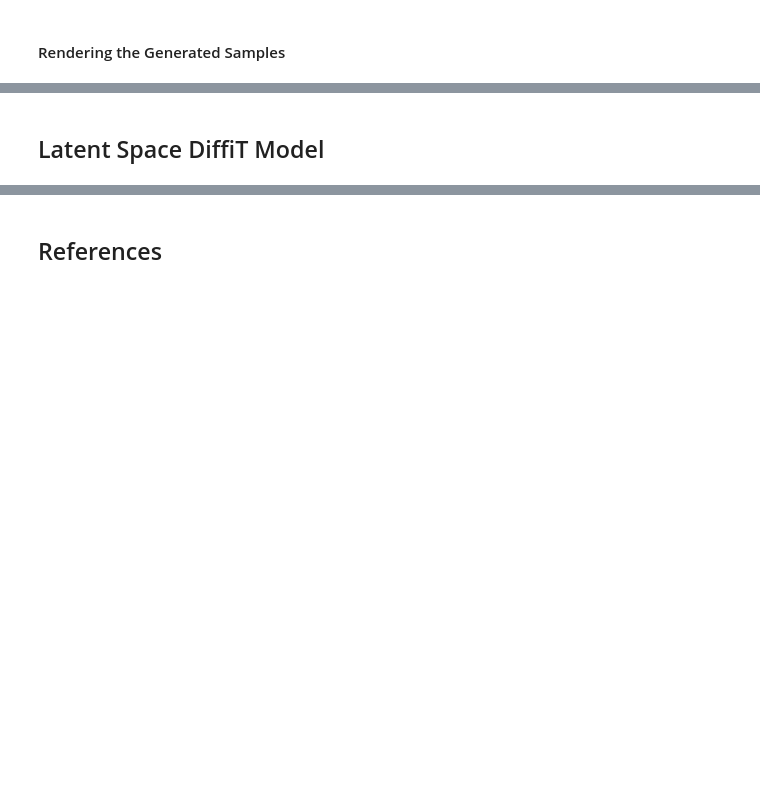
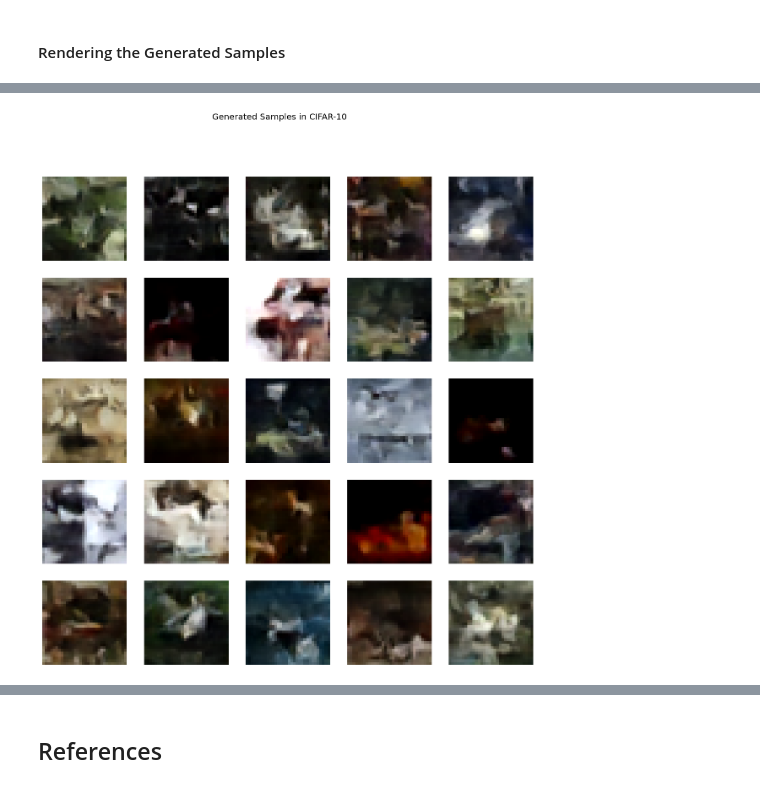
Before and after one commit to alighasemi78/DiffiT-Diffusion-Vision-Transformers-for-Image-Generation, a Jupyter notebook: DiffiT.ipynb, the cells around one changed output, grey strips where cells are left out. Saved outputs shown, nothing was run; the diff lists cells and outputs as text; code cells hidden in the pictures; blank space fills up the shorter version.

Commit message:
change the visualization part

```diff
--- a/DiffiT.ipynb
+++ b/DiffiT.ipynb
@@ -956,7 +956,7 @@ class DiffiTResBlock(nn.Module):
         # DiffiTTransformer for integrating spatial and temporal features
         self.diffit_transformer = DiffiTTransformer(out_channels, n_head, img_size, dropout, d_ff)
 
-    def forward(self, x_s, t):
+    def forward(self, x_s, t, x_l=None):
         """
         Forward pass of the DiffiTResBlock module.
 
@@ -981,7 +981,7 @@ class DiffiTResBlock(nn.Module):
         x_t = self.time_embeddings(t)
 
         # DiffiTTransformer for integrating spatial and temporal features
-        x_s = self.diffit_transformer(x_hat_s, x_t) + x_s
+        x_s = self.diffit_transformer(x_hat_s, x_t, x_l) + x_s
 
         return x_s
 # %% [markdown]
@@ -1016,7 +1016,7 @@ class DiffiTResBlockGroup(nn.Module):
             DiffiTResBlock(in_channels, out_channels, d_model, n_head, img_size, dropout, d_ff) for _ in range(L)
         ])
 
-    def forward(self, x, t):
+    def forward(self, x, t, x_l=None):
         """
         Forward pass of the DiffiTResBlockGroup module.
 
@@ -1031,7 +1031,7 @@ class DiffiTResBlockGroup(nn.Module):
         # Iterate through each DiffiTResBlock in the group
         for diffit_res_block in self.diffit_res_blocks:
             # Apply the current DiffiTResBlock to the input tensor
-            x = diffit_res_block(x, t)
+            x = diffit_res_block(x, t, x_l)
 
         return x
 # %% [markdown]
@@ -1583,17 +1635,17 @@ diffit_model_imagenet = diffit_model_imagenet.to(device)
 # %%
 # Generate images using the CIFAR model
 cifar_generated_imgs = sample(
-    diffit_model_cifar,     # The model trained on CIFAR dataset
+    image_space_diffit_model_cifar,     # The model trained on CIFAR dataset
     image_size=IMG_SIZE,    # The size of the images to be generated
-    batch_size=5,           # The number of images to generate in each batch
+    batch_size=25,           # The number of images to generate in each batch
     channels=3,             # The number of channels in the images (3 for RGB)
 )
 
 # Generate images using the Tiny ImageNet model
 imagenet_generated_imgs = sample(
-    diffit_model_imagenet,  # The model trained on Tiny ImageNet dataset
+    image_space_diffit_model_imagenet,  # The model trained on Tiny ImageNet dataset
     image_size=IMG_SIZE,    # The size of the images to be generated
-    batch_size=5,           # The number of images to generate in each batch
+    batch_size=25,           # The number of images to generate in each batch
     channels=3,             # The number of channels in the images (3 for RGB)
 )
 # %% [markdown]
@@ -1632,22 +1683,15 @@ CIFAR-10 FID Score: 3.9317333698272705, Tiny ImageNet FID Score: 9.2146663665771
 # %% [markdown]
 #### Rendering the Generated Samples
 # %%
-def display_generated_samples(cifar_generated_imgs, imagenet_generated_imgs, batch_size, img_size):
-    fig, axs = plt.subplots(2, batch_size, figsize=(15, 6))
+def display_generated_samples(generated_imgs, batch_size, img_size, title):
+    fig, axs = plt.subplots(5, 5, figsize=(15, 15))
 
-    # Display CIFAR-10 generated samples
-    for i in range(batch_size):
-        img = cifar_generated_imgs[-1][i].transpose(1, 2, 0)  # Change from (C, H, W) to (H, W, C)
-        axs[0, i].imshow(img)
-        axs[0, i].axis('off')
-    axs[0, 0].set_title('CIFAR-10', size='large')
+    # Display generated samples
+    for i in range(5):
+        for j in range(5):
+            img = generated_imgs[-1][5 * i + j].transpose(1, 2, 0)  # Change from (C, H, W) to (H, W, C)
+            axs[i, j].imshow(img)
+            axs[i, j].axis('off')
 
-    # Display Tiny ImageNet generated samples
-    for i in range(batch_size):
-        img = imagenet_generated_imgs[-1][i].transpose(1, 2, 0)  # Change from (C, H, W) to (H, W, C)
-        axs[1, i].imshow(img)
-        axs[1, i].axis('off')
-    axs[1, 0].set_title('Tiny ImageNet', size='large')
-
-    plt.suptitle('Generated Samples', size='x-large')
+    plt.suptitle(f'Generated Samples in {title}', size='x-large')
     plt.show()
@@ -1668,2 +1698,3 @@ WARNING:matplotlib.image:Clipping input data to the valid range for imshow with
-# %% [markdown]
-## Latent Space DiffiT Model
+# %%
+display_generated_samples(cifar_generated_imgs, 25, IMG_SIZE, 'CIFAR-10')
+# %% [output]
@@ -1669,0 +1720 @@ WARNING:matplotlib.image:Clipping input data to the valid range for imshow with
+[figure, added]
```
Also changed, not shown: parts of 27 cells of this notebook.
